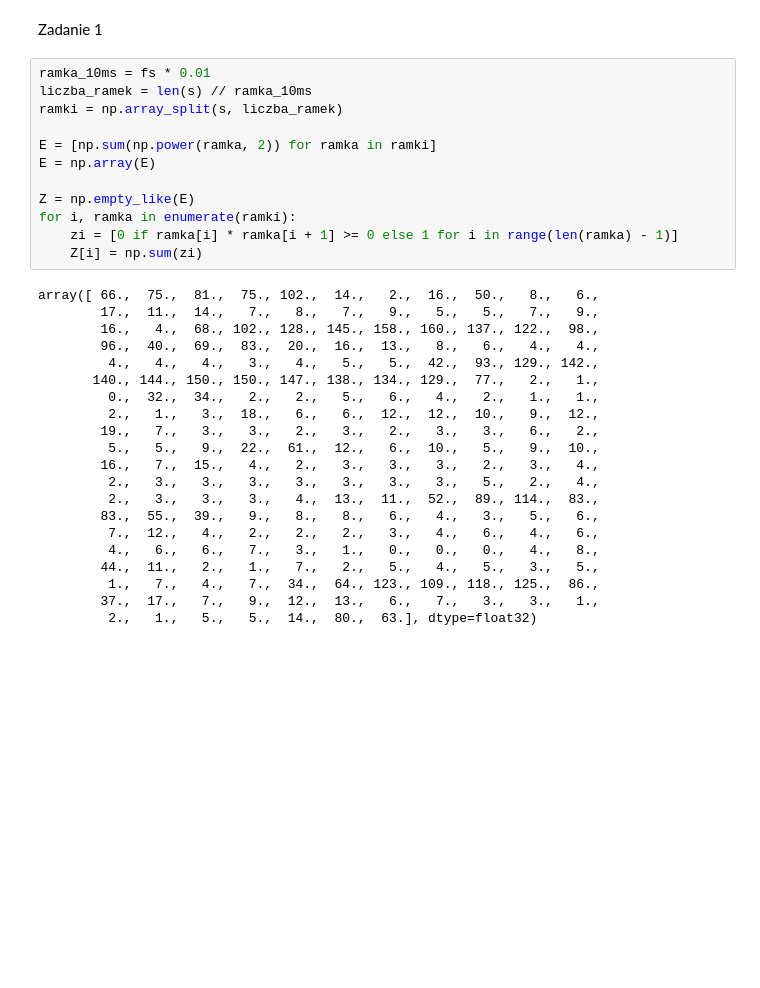
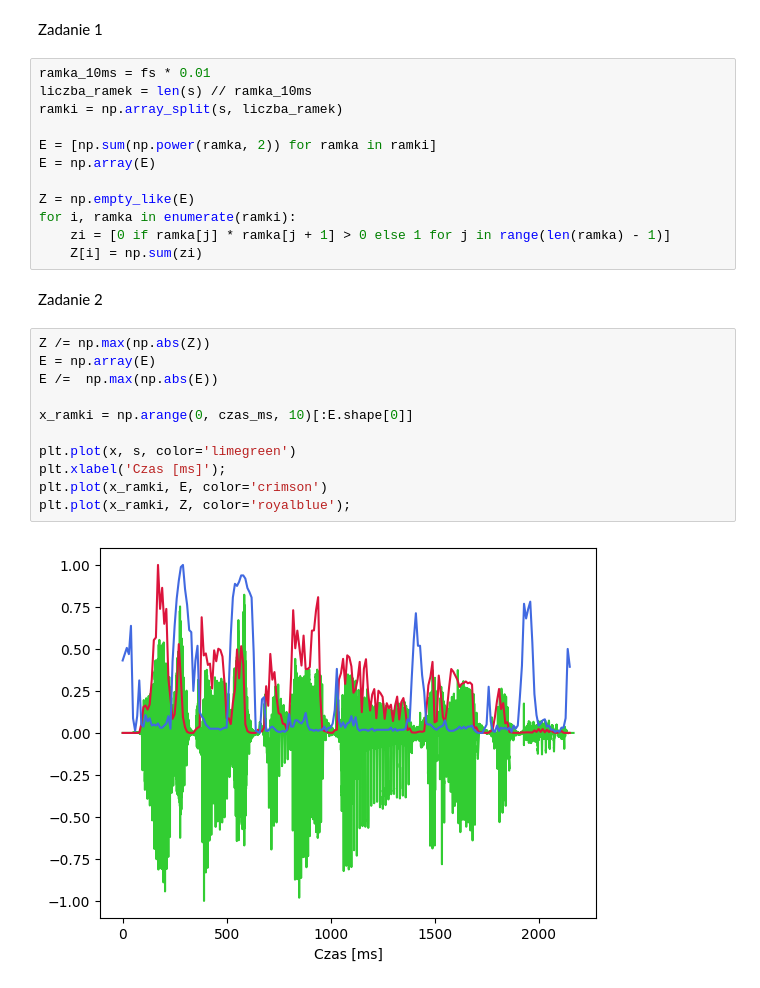
Before and after one commit to szvbvtk/Przetwarzanie_i_analiza_danych, a Jupyter notebook: lab_9.ipynb, the cells around one changed output. Cells and saved outputs as stored; diff of their text form; blank space fills up the shorter version.

```diff
--- a/lab_9.ipynb
+++ b/lab_9.ipynb
@@ -51,26 +51,20 @@ E = np.array(E)
 
 Z = np.empty_like(E)
 for i, ramka in enumerate(ramki):
-    zi = [0 if ramka[i] * ramka[i + 1] >= 0 else 1 for i in range(len(ramka) - 1)]
+    zi = [0 if ramka[j] * ramka[j + 1] > 0 else 1 for j in range(len(ramka) - 1)]
     Z[i] = np.sum(zi)
-# %% [output]
-array([ 66.,  75.,  81.,  75., 102.,  14.,   2.,  16.,  50.,   8.,   6.,
-        17.,  11.,  14.,   7.,   8.,   7.,   9.,   5.,   5.,   7.,   9.,
-        16.,   4.,  68., 102., 128., 145., 158., 160., 137., 122.,  98.,
-        96.,  40.,  69.,  83.,  20.,  16.,  13.,   8.,   6.,   4.,   4.,
-         4.,   4.,   4.,   3.,   4.,   5.,   5.,  42.,  93., 129., 142.,
-       140., 144., 150., 150., 147., 138., 134., 129.,  77.,   2.,   1.,
-         0.,  32.,  34.,   2.,   2.,   5.,   6.,   4.,   2.,   1.,   1.,
-         2.,   1.,   3.,  18.,   6.,   6.,  12.,  12.,  10.,   9.,  12.,
-        19.,   7.,   3.,   3.,   2.,   3.,   2.,   3.,   3.,   6.,   2.,
-         5.,   5.,   9.,  22.,  61.,  12.,   6.,  10.,   5.,   9.,  10.,
-        16.,   7.,  15.,   4.,   2.,   3.,   3.,   3.,   2.,   3.,   4.,
-         2.,   3.,   3.,   3.,   3.,   3.,   3.,   3.,   5.,   2.,   4.,
-         2.,   3.,   3.,   3.,   4.,  13.,  11.,  52.,  89., 114.,  83.,
-        83.,  55.,  39.,   9.,   8.,   8.,   6.,   4.,   3.,   5.,   6.,
-         7.,  12.,   4.,   2.,   2.,   2.,   3.,   4.,   6.,   4.,   6.,
-         4.,   6.,   6.,   7.,   3.,   1.,   0.,   0.,   0.,   4.,   8.,
-        44.,  11.,   2.,   1.,   7.,   2.,   5.,   4.,   5.,   3.,   5.,
-         1.,   7.,   4.,   7.,  34.,  64., 123., 109., 118., 125.,  86.,
-        37.,  17.,   7.,   9.,  12.,  13.,   6.,   7.,   3.,   3.,   1.,
-         2.,   1.,   5.,   5.,  14.,  80.,  63.], dtype=float32)
+# %% [markdown]
+Zadanie 2
+# %%
+Z /= np.max(np.abs(Z))
+E = np.array(E)
+E /=  np.max(np.abs(E))
+
+x_ramki = np.arange(0, czas_ms, 10)[:E.shape[0]]
+
+plt.plot(x, s, color='limegreen')
+plt.xlabel('Czas [ms]');
+plt.plot(x_ramki, E, color='crimson')
+plt.plot(x_ramki, Z, color='royalblue');
+# %% [output]
+[figure, added]
```
Also changed, not shown: parts of 3 cells of this notebook.
